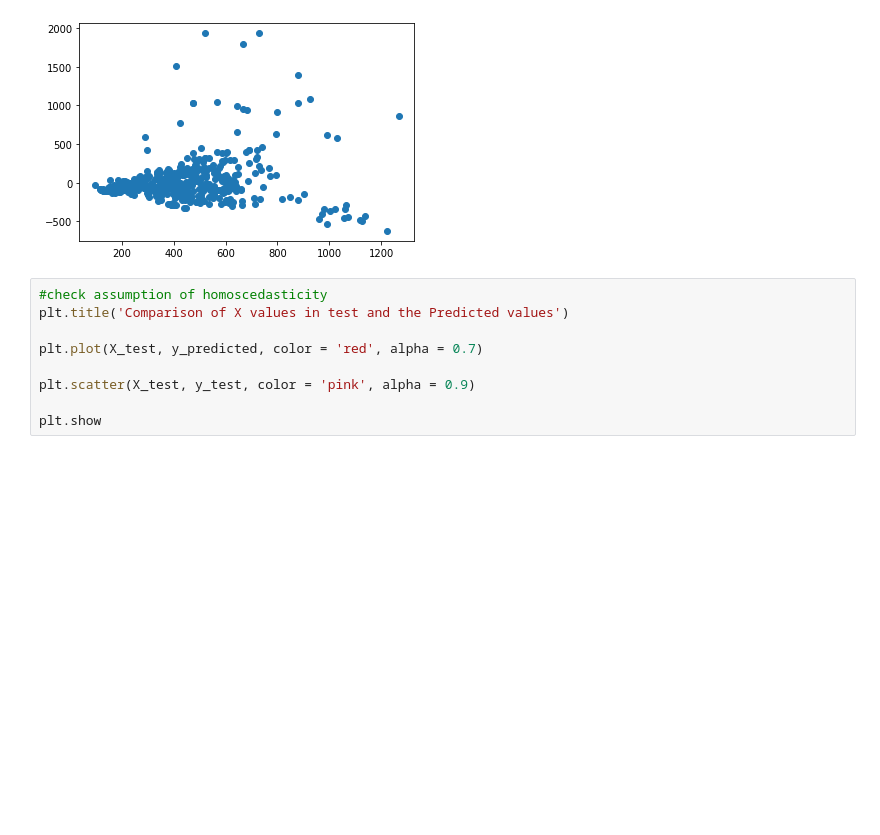
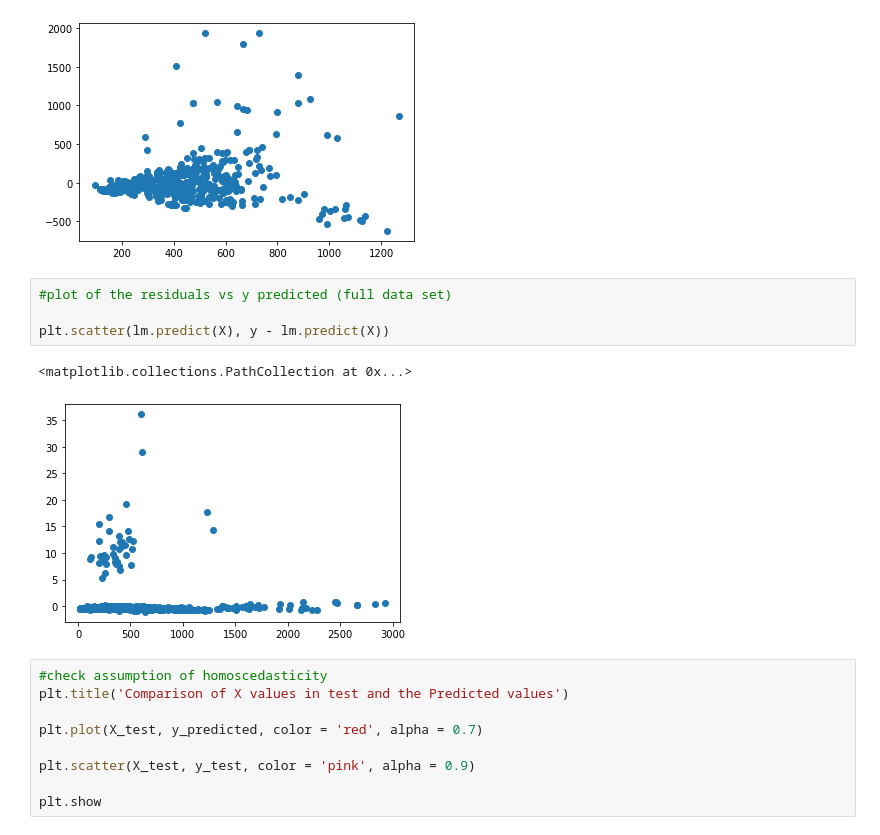
Before and after one commit to honowassa81/DATA-201, a Jupyter notebook: Project 2.ipynb, the cells around one changed output. Saved outputs shown, nothing was run; the diff lists cells and outputs as text; blank space fills up the shorter version.

```diff
--- a/Project 2.ipynb
+++ b/Project 2.ipynb
@@ -374,6 +374,13 @@ plt.scatter(y_predicted, y_test - y_predicted)
 # %% [output]
 <matplotlib.collections.PathCollection at 0x...>
 [figure]
+# %%
+#plot of the residuals vs y predicted (full data set)
+
+plt.scatter(lm.predict(X), y - lm.predict(X))
+# %% [output]
+<matplotlib.collections.PathCollection at 0x...>
+[figure, added]
 # %%
 #check assumption of homoscedasticity
 plt.title('Comparison of X values in test and the Predicted values')
```
Also changed, not shown: parts of 1 cell of this notebook.
